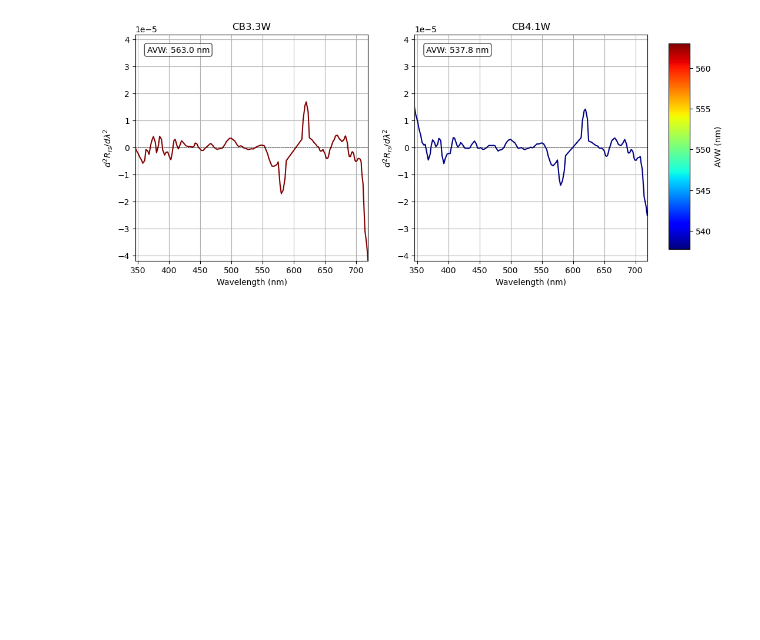
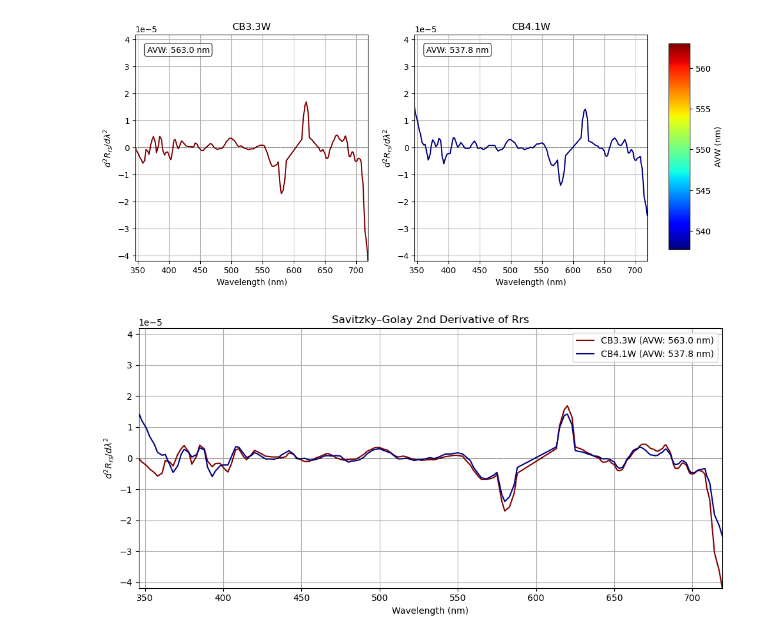
Before and after one commit to fish-pace/2026-proj-phyto-community-structure, a Jupyter notebook: contributor_folders/sachi/Rrs_Ches_Bay.ipynb, the cells around one changed output. Cells and saved outputs as stored; diff of their text form; code cells hidden in the pictures; blank space fills up the shorter version.

```diff
--- a/contributor_folders/sachi/Rrs_Ches_Bay.ipynb
+++ b/contributor_folders/sachi/Rrs_Ches_Bay.ipynb
@@ -765,3 +765,77 @@ cbar.set_label("AVW (nm)")
 plt.show()
 # %% [output]
 [figure]
+# %%
+import numpy as np
+import matplotlib.pyplot as plt
+from scipy.signal import savgol_filter
+from matplotlib import colors
+
+# ---- Parameters ----
+stations = [
+    ("CB3.3W", 39.00462, -76.3881),
+    ("CB4.1W", 38.8149, -76.4627),
+]
+
+window = 11      # must be odd
+polyorder = 3
+
+lat_grid = ds["latitude"].values
+lon_grid = ds["longitude"].values
+
+wavelengths = ds["Rrs"].wavelength_3d.values
+dlam = np.mean(np.diff(wavelengths))
+
+avw_da = ds["avw"]
+
+# AVW values for colormap normalization
+avw_values = []
+for name, plat, plon in stations:
+    dist = np.sqrt((lat_grid - plat)**2 + (lon_grid - plon)**2)
+    y, x = np.unravel_index(dist.argmin(), dist.shape)
+    avw_values.append(avw_da.isel(number_of_lines=y, pixels_per_line=x).values)
+avw_values = np.array(avw_values)
+vmin, vmax = np.min(avw_values), np.max(avw_values)
+
+cmap = plt.get_cmap("jet")
+norm = colors.Normalize(vmin=vmin, vmax=vmax)
+
+# Global y-limit for second derivatives
+spec_max = -np.inf
+for name, plat, plon in stations:
+    dist = np.sqrt((lat_grid - plat)**2 + (lon_grid - plon)**2)
+    y, x = np.unravel_index(dist.argmin(), dist.shape)
+    spectrum = ds["Rrs"].isel(number_of_lines=y, pixels_per_line=x).values
+    spec_sg2 = savgol_filter(spectrum, window_length=window, polyorder=polyorder, deriv=2, delta=dlam)
+    spec_max = max(spec_max, np.max(np.abs(spec_sg2)))
+
+# ---- Plot all stations in one figure ----
+fig, ax = plt.subplots(figsize=(10, 5))
+
+for name, plat, plon in stations:
+    dist = np.sqrt((lat_grid - plat)**2 + (lon_grid - plon)**2)
+    y, x = np.unravel_index(dist.argmin(), dist.shape)
+
+    spectrum = ds["Rrs"].isel(number_of_lines=y, pixels_per_line=x).values
+    spec_sg2 = savgol_filter(spectrum, window_length=window, polyorder=polyorder, deriv=2, delta=dlam)
+
+    avw_val = avw_da.isel(number_of_lines=y, pixels_per_line=x).values
+    color = cmap(norm(avw_val))
+
+    ax.plot(wavelengths, spec_sg2, color=color, linewidth=1.5,
+            label=f"{name} (AVW: {avw_val:.1f} nm)")
+
+# Plot formatting
+ax.set_title("Savitzky–Golay 2nd Derivative of Rrs")
+ax.set_xlabel("Wavelength (nm)")
+ax.set_ylabel(r"$d^2 R_{rs} / d\lambda^2$")
+ax.axhline(0, color="black", linestyle="--", linewidth=0.5)
+ax.set_xlim(wavelengths.min(), wavelengths.max())
+ax.set_ylim(-spec_max, spec_max)
+ax.grid(True)
+ax.legend(fontsize=10)
+
+plt.tight_layout()
+plt.show()
+# %% [output]
+[figure, added]
```
